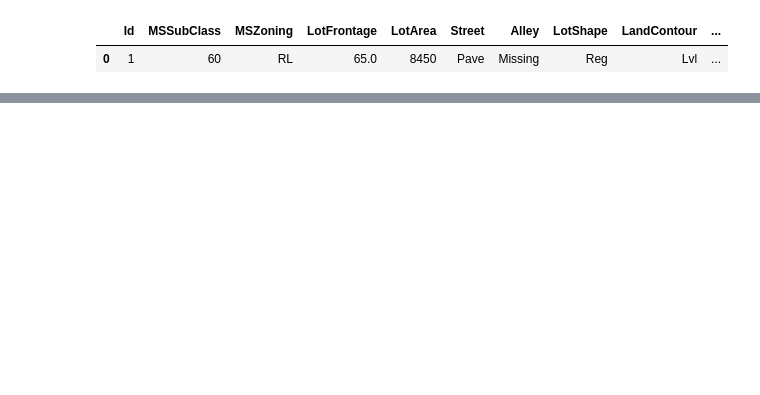
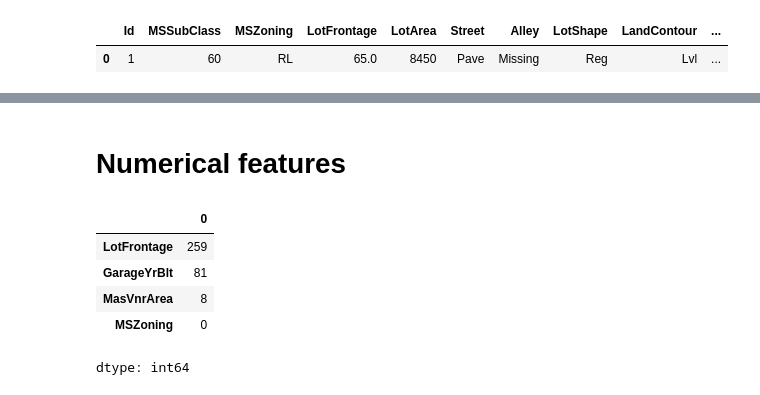
Before and after one commit to E-tech-coder/House_prices_prediction, a Jupyter notebook: copy_House_Prices.ipynb, the cells around one changed output, grey strips where cells are left out. Saved outputs shown, nothing was run; the diff lists cells and outputs as text; code cells hidden in the pictures; blank space fills up the shorter version.

```diff
--- a/copy_House_Prices.ipynb
+++ b/copy_House_Prices.ipynb
@@ -319,0 +348,11 @@ Row 332 (ID = 333) has values in all the basement detail columns except for "Bsm
+# %% [markdown]
+# Numerical features
+# %%
+train.isna().sum().sort_values(ascending = False).head(4)
+# %% [output]
+|  | 0 |
+| LotFrontage | 259 |
+| GarageYrBlt | 81 |
+| MasVnrArea | 8 |
+| MSZoning | 0 |
+dtype: int64
```
Also changed, not shown: parts of 6 cells of this notebook.
